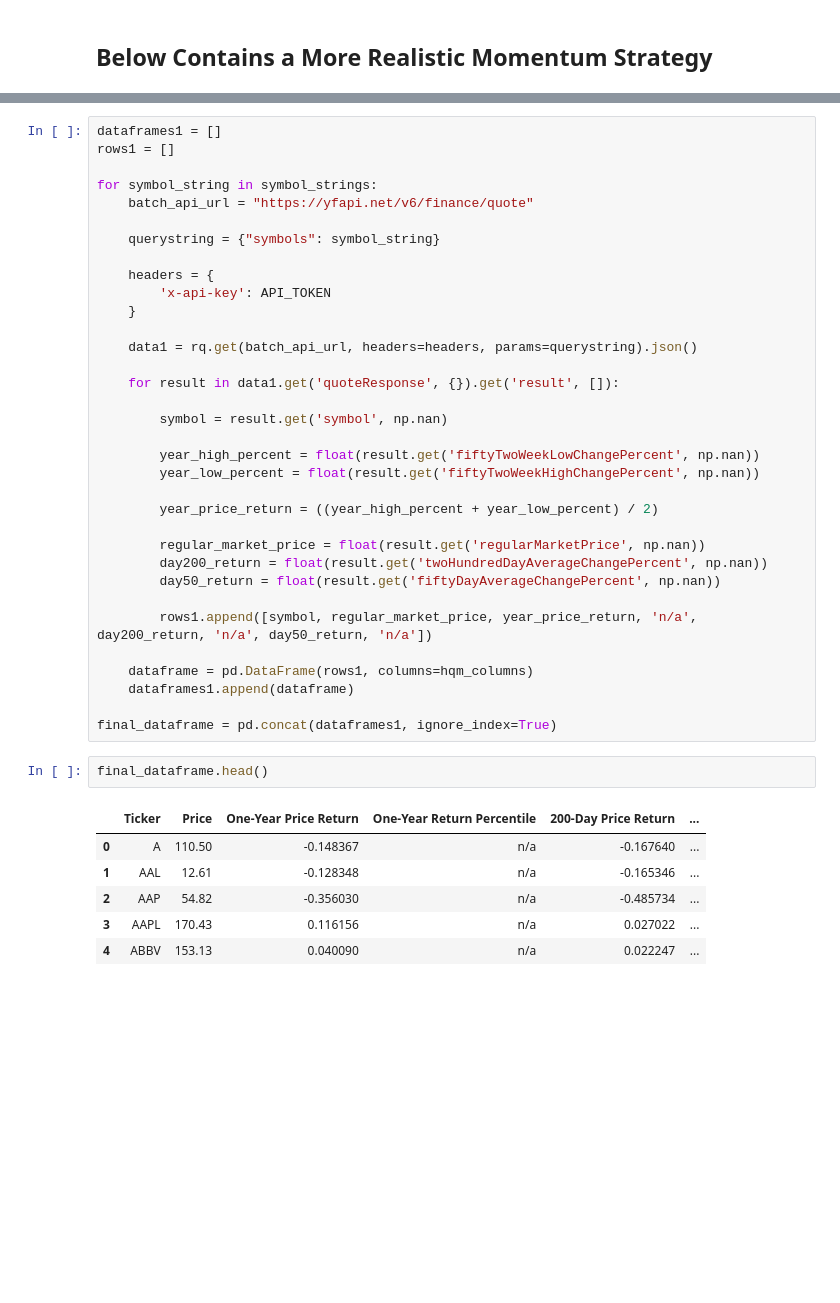
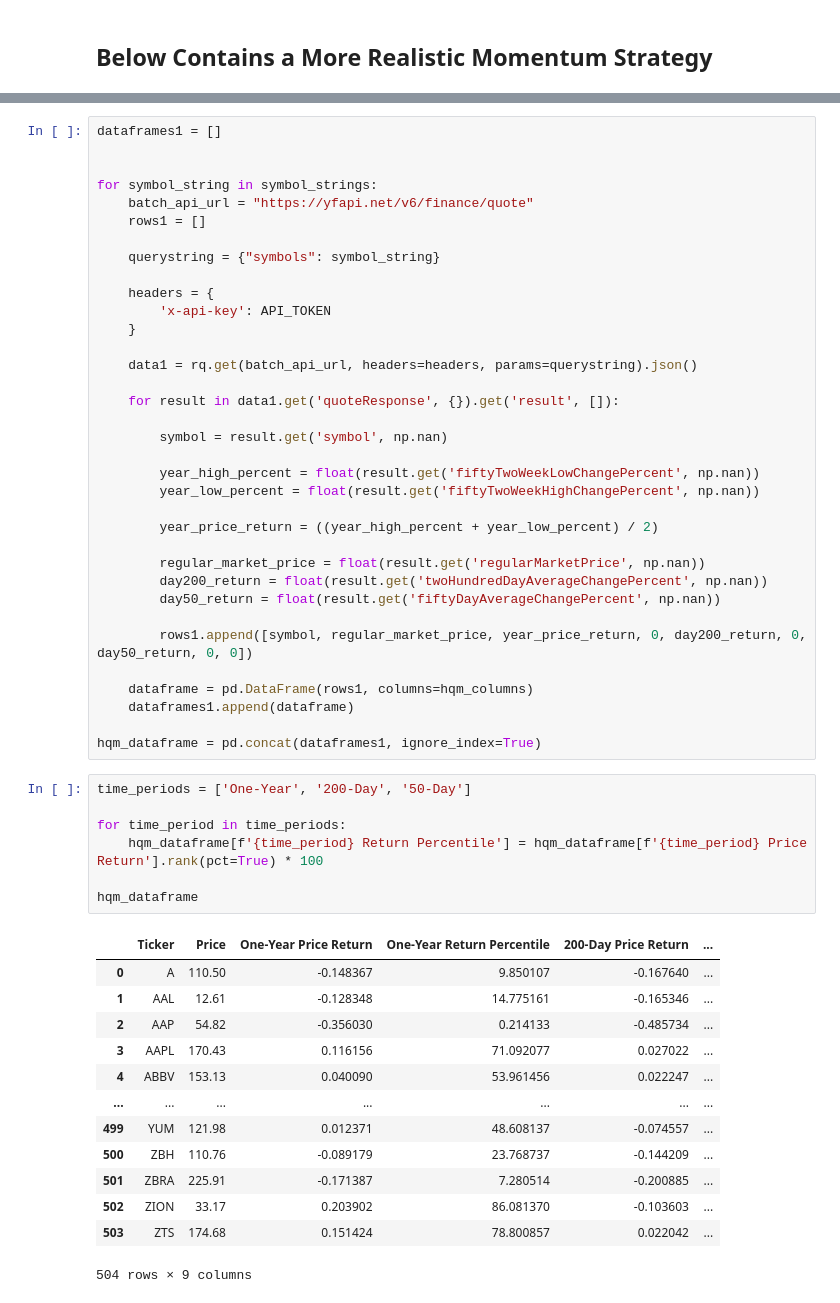
Before and after one commit to Hashim-Khan0/algorithmic_trading_intro, a Jupyter notebook: quantitative_momentum.ipynb, the cells around one changed output, grey strips where cells are left out. Cells and saved outputs as stored; diff of their text form; blank space fills up the shorter version.

```diff
--- a/quantitative_momentum.ipynb
+++ b/quantitative_momentum.ipynb
@@ -121,10 +122,11 @@ hqm_columns = [
 ]
 # %%
 dataframes1 = []
-rows1 = []
+
 
 for symbol_string in symbol_strings:
     batch_api_url = "https://yfapi.net/v6/finance/quote"
+    rows1 = []
 
     querystring = {"symbols": symbol_string}
 
@@ -147,18 +149,30 @@ for symbol_string in symbol_strings:
         day200_return = float(result.get('twoHundredDayAverageChangePercent', np.nan))
         day50_return = float(result.get('fiftyDayAverageChangePercent', np.nan))
 
-        rows1.append([symbol, regular_market_price, year_price_return, 'n/a', day200_return, 'n/a', day50_return, 'n/a'])
+        rows1.append([symbol, regular_market_price, year_price_return, 0, day200_return, 0, day50_return, 0, 0])
 
     dataframe = pd.DataFrame(rows1, columns=hqm_columns)
     dataframes1.append(dataframe)
 
-final_dataframe = pd.concat(dataframes1, ignore_index=True)
+hqm_dataframe = pd.concat(dataframes1, ignore_index=True)
-# %%
-final_dataframe.head()
-# %% [output]
-|  | Ticker | Price | One-Year Price Return | One-Year Return Percentile | 200-Day Price Return | ... |
-| 0 | A | 110.50 | -0.148367 | n/a | -0.167640 | ... |
-| 1 | AAL | 12.61 | -0.128348 | n/a | -0.165346 | ... |
-| 2 | AAP | 54.82 | -0.356030 | n/a | -0.485734 | ... |
-| 3 | AAPL | 170.43 | 0.116156 | n/a | 0.027022 | ... |
-| 4 | ABBV | 153.13 | 0.040090 | n/a | 0.022247 | ... |
+# %%
+time_periods = ['One-Year', '200-Day', '50-Day']
+
+for time_period in time_periods:
+    hqm_dataframe[f'{time_period} Return Percentile'] = hqm_dataframe[f'{time_period} Price Return'].rank(pct=True) * 100
+
+hqm_dataframe
+# %% [output]
+|  | Ticker | Price | One-Year Price Return | One-Year Return Percentile | 200-Day Price Return | ... |
+| 0 | A | 110.50 | -0.148367 | 9.850107 | -0.167640 | ... |
+| 1 | AAL | 12.61 | -0.128348 | 14.775161 | -0.165346 | ... |
+| 2 | AAP | 54.82 | -0.356030 | 0.214133 | -0.485734 | ... |
+| 3 | AAPL | 170.43 | 0.116156 | 71.092077 | 0.027022 | ... |
+| 4 | ABBV | 153.13 | 0.040090 | 53.961456 | 0.022247 | ... |
+| ... | ... | ... | ... | ... | ... | ... |
+| 499 | YUM | 121.98 | 0.012371 | 48.608137 | -0.074557 | ... |
+| 500 | ZBH | 110.76 | -0.089179 | 23.768737 | -0.144209 | ... |
+| 501 | ZBRA | 225.91 | -0.171387 | 7.280514 | -0.200885 | ... |
+| 502 | ZION | 33.17 | 0.203902 | 86.081370 | -0.103603 | ... |
+| 503 | ZTS | 174.68 | 0.151424 | 78.800857 | 0.022042 | ... |
+504 rows × 9 columns
```
Also changed, not shown: parts of 7 cells of this notebook.
